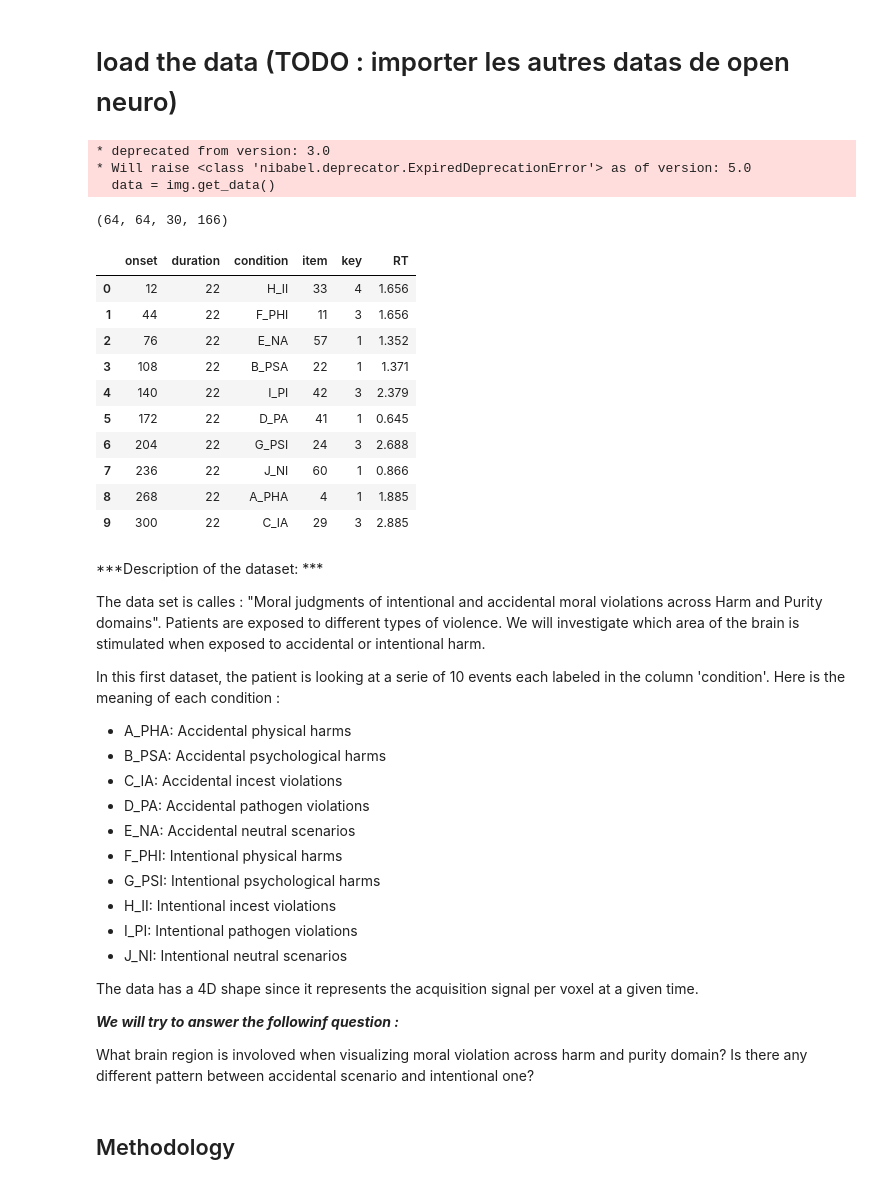
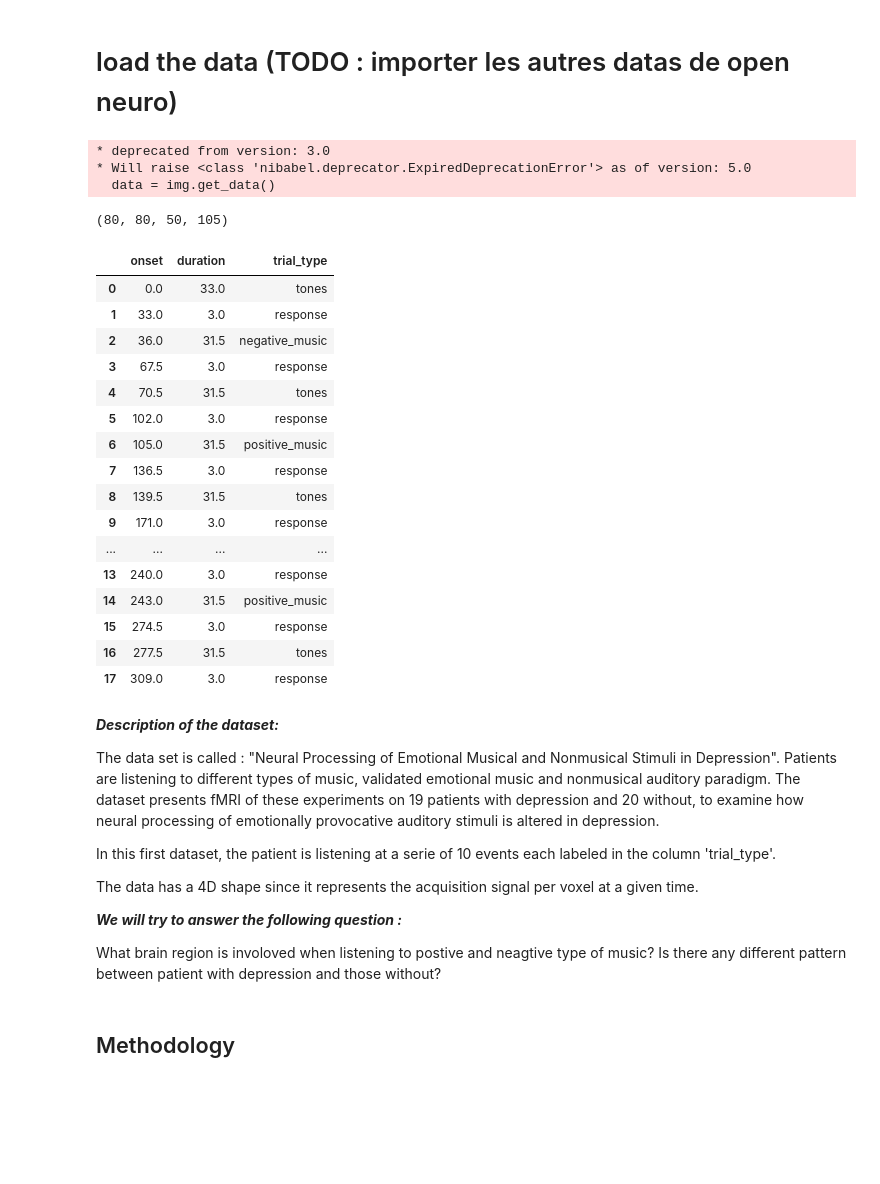
Before and after one commit to mkondracki/miniproject2, a Jupyter notebook: project2.ipynb, the cells around one changed output. Saved outputs shown, nothing was run; the diff lists cells and outputs as text; code cells hidden in the pictures; blank space fills up the shorter version.

```diff
--- a/project2.ipynb
+++ b/project2.ipynb
@@ -70,52 +71,48 @@ Requirement already satisfied: nose in c:\users\maxim\anaconda3\envs\nx-421\lib\
 # %% [markdown]
 # load the data  (TODO : importer les autres datas de open neuro)
 # %%
-img = nib.load('sub-03_func_sub-03_task-dis_run-01_bold.nii')
+img = nib.load('sub-control01_func_sub-control01_task-music_run-1_bold.nii')
 data = img.get_data()
 data.shape
 # %% [output]
 * deprecated from version: 3.0
 * Will raise <class 'nibabel.deprecator.ExpiredDeprecationError'> as of version: 5.0
   data = img.get_data()
-(64, 64, 30, 166)
+(80, 80, 50, 105)
 # %%
 df = pd.read_csv('sub-03_func_sub-03_task-dis_run-01_events.tsv', sep ='\t')
-df.head(10)
+df
 # %% [output]
-|  | onset | duration | condition | item | key | RT |
-| 0 | 12 | 22 | H_II | 33 | 4 | 1.656 |
-| 1 | 44 | 22 | F_PHI | 11 | 3 | 1.656 |
-| 2 | 76 | 22 | E_NA | 57 | 1 | 1.352 |
-| 3 | 108 | 22 | B_PSA | 22 | 1 | 1.371 |
-| 4 | 140 | 22 | I_PI | 42 | 3 | 2.379 |
-| 5 | 172 | 22 | D_PA | 41 | 1 | 0.645 |
-| 6 | 204 | 22 | G_PSI | 24 | 3 | 2.688 |
-| 7 | 236 | 22 | J_NI | 60 | 1 | 0.866 |
-| 8 | 268 | 22 | A_PHA | 4 | 1 | 1.885 |
-| 9 | 300 | 22 | C_IA | 29 | 3 | 2.885 |
+|  | onset | duration | trial_type |
+| 0 | 0.0 | 33.0 | tones |
+| 1 | 33.0 | 3.0 | response |
+| 2 | 36.0 | 31.5 | negative_music |
+| 3 | 67.5 | 3.0 | response |
+| 4 | 70.5 | 31.5 | tones |
+| 5 | 102.0 | 3.0 | response |
+| 6 | 105.0 | 31.5 | positive_music |
+| 7 | 136.5 | 3.0 | response |
+| 8 | 139.5 | 31.5 | tones |
+| 9 | 171.0 | 3.0 | response |
+| ... | ... | ... | ... |
+| 13 | 240.0 | 3.0 | response |
+| 14 | 243.0 | 31.5 | positive_music |
+| 15 | 274.5 | 3.0 | response |
+| 16 | 277.5 | 31.5 | tones |
+| 17 | 309.0 | 3.0 | response |
 # %% [markdown]
-***Description of the dataset: ***
+***Description of the dataset:***
 
-The data set is calles : "Moral judgments of intentional and accidental moral violations across Harm and Purity domains".
-Patients are exposed to different types of violence. We will investigate which area of the brain is stimulated when exposed to accidental or intentional harm.
+The data set is called : "Neural Processing of Emotional Musical and Nonmusical Stimuli in Depression".
+Patients are listening to different types of music, validated emotional music and nonmusical auditory paradigm. The dataset presents fMRI of these experiments on 19 patients with depression and 20 without, to examine how neural processing of emotionally provocative auditory stimuli is altered in depression.
 
-In this first dataset, the patient is looking at a serie of 10 events each labeled in the column 'condition'. Here is the meaning of each condition :
-- A_PHA: Accidental physical harms
-- B_PSA: Accidental psychological harms
-- C_IA: Accidental incest violations
-- D_PA: Accidental pathogen violations
-- E_NA: Accidental neutral scenarios
-- F_PHI: Intentional physical harms
-- G_PSI: Intentional psychological harms
-- H_II: Intentional incest violations
-- I_PI: Intentional pathogen violations
-- J_NI: Intentional neutral scenarios
+In this first dataset, the patient is listening at a serie of 10 events each labeled in the column 'trial_type'.
 
 The data has a 4D shape since it represents the acquisition signal per voxel at a given time.
 
-***We will try to answer the followinf question :***
+***We will try to answer the following question :***
 
-What brain region is involoved when visualizing moral violation across harm and purity domain? Is there any different pattern between accidental scenario and intentional one?
+What brain region is involoved when listening to postive and neagtive type of music? Is there any different pattern between patient with depression and those without?
 # %% [markdown]
 ## Methodology
 # %% [markdown]
```
Also changed, not shown: parts of 35 cells of this notebook, 2 other files.
